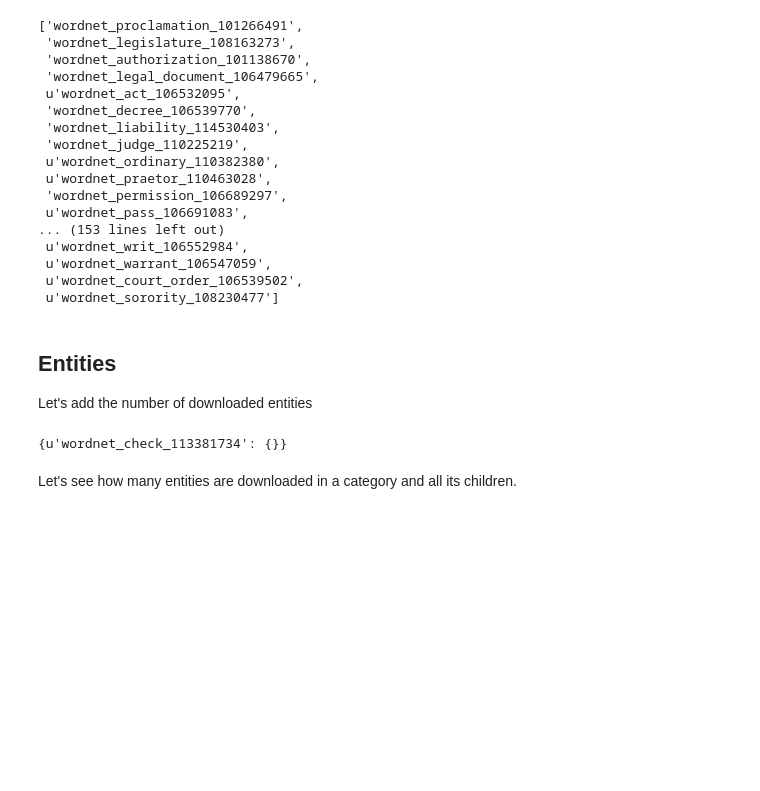
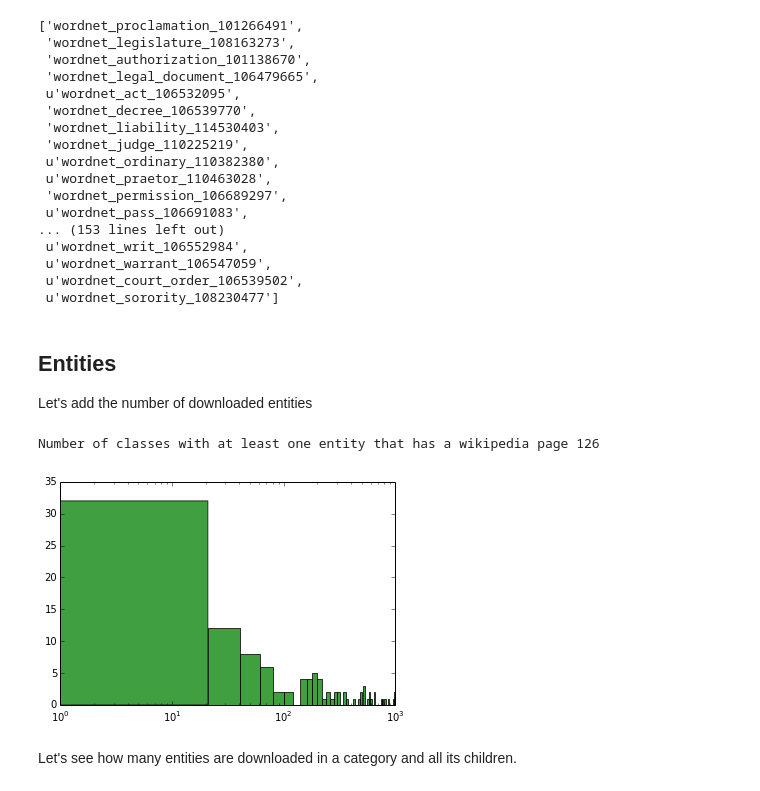
Before and after one commit to MIREL-UNC/mirel-scripts, a Jupyter notebook: yago_scripts/Extended Ontology description and how its populated.ipynb, the cells around one changed output. Drawn from its saved outputs; the diff is of its cells as text; code cells hidden in the pictures; blank space fills up the shorter version.

Commit message:
Adding classes counts to notebook

```diff
--- a/yago_scripts/Yago drawer.ipynb
+++ b/yago_scripts/Extended Ontology description and how its populated.ipynb
@@ -403,10 +418,17 @@ counts = {
     'wordnet_written_agreement_106771653': 0,
     'wordnet_yacht_club_108230785': 305,
 }
-# %%
-networkx.to_dict_of_dicts(graph.subgraph(u'wordnet_check_113381734'))
-# %% [output]
-{u'wordnet_check_113381734': {}}
+# %%
+print 'Number of classes with at least one entity that has a wikipedia page', len([x for x, v in counts.iteritems() if v])
+# %% [output]
+Number of classes with at least one entity that has a wikipedia page 126
+# %%
+non_zero_counts = sorted([x for x in counts.values() if x and x < 1000])
+n, bins, patches = plt.hist(non_zero_counts, 50, facecolor='green', alpha=0.75)
+plt.gca().set_xscale("log")
+plt.show()
+# %% [output]
+[figure, added]
 # %%
 def get_total_count(graph, node, total_counts):
     """Returns the count of entities of the node and all subnodes."""
```
Also changed, not shown: parts of 6 cells of this notebook.
